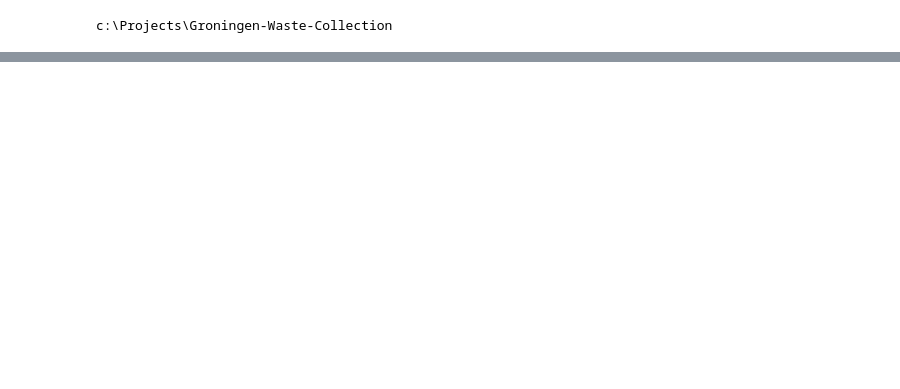
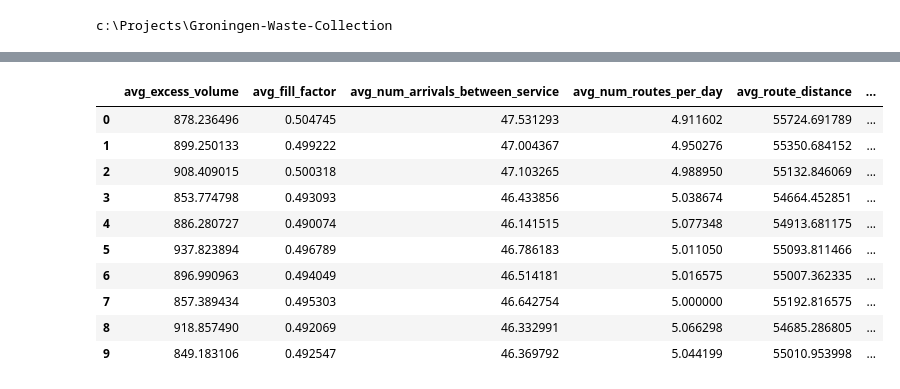
Before and after one commit to N-Wouda/Urban-Waste-Collection, a Jupyter notebook: notebooks/managerial_insights.ipynb, the cells around one changed output, grey strips where cells are left out. Cells and saved outputs as stored; diff of their text form; code cells hidden in the pictures; blank space fills up the shorter version.

```diff
--- a/notebooks/managerial_insights.ipynb
+++ b/notebooks/managerial_insights.ipynb
@@ -54,3 +54,18 @@ baseline
+# %%
+prize = load(sorted(glob.glob("out/prize_*.json")))
+prize
+# %% [output]
+|  | avg_excess_volume | avg_fill_factor | avg_num_arrivals_between_service | avg_num_routes_per_day | avg_route_distance | ... |
+| 0 | 878.236496 | 0.504745 | 47.531293 | 4.911602 | 55724.691789 | ... |
+| 1 | 899.250133 | 0.499222 | 47.004367 | 4.950276 | 55350.684152 | ... |
+| 2 | 908.409015 | 0.500318 | 47.103265 | 4.988950 | 55132.846069 | ... |
+| 3 | 853.774798 | 0.493093 | 46.433856 | 5.038674 | 54664.452851 | ... |
+| 4 | 886.280727 | 0.490074 | 46.141515 | 5.077348 | 54913.681175 | ... |
+| 5 | 937.823894 | 0.496789 | 46.786183 | 5.011050 | 55093.811466 | ... |
+| 6 | 896.990963 | 0.494049 | 46.514181 | 5.016575 | 55007.362335 | ... |
+| 7 | 857.389434 | 0.495303 | 46.642754 | 5.000000 | 55192.816575 | ... |
+| 8 | 918.857490 | 0.492069 | 46.332991 | 5.066298 | 54685.286805 | ... |
+| 9 | 849.183106 | 0.492547 | 46.369792 | 5.044199 | 55010.953998 | ... |
 # %%
 _, ax = plt.subplots()
 
```
Also changed, not shown: parts of 4 cells of this notebook.
